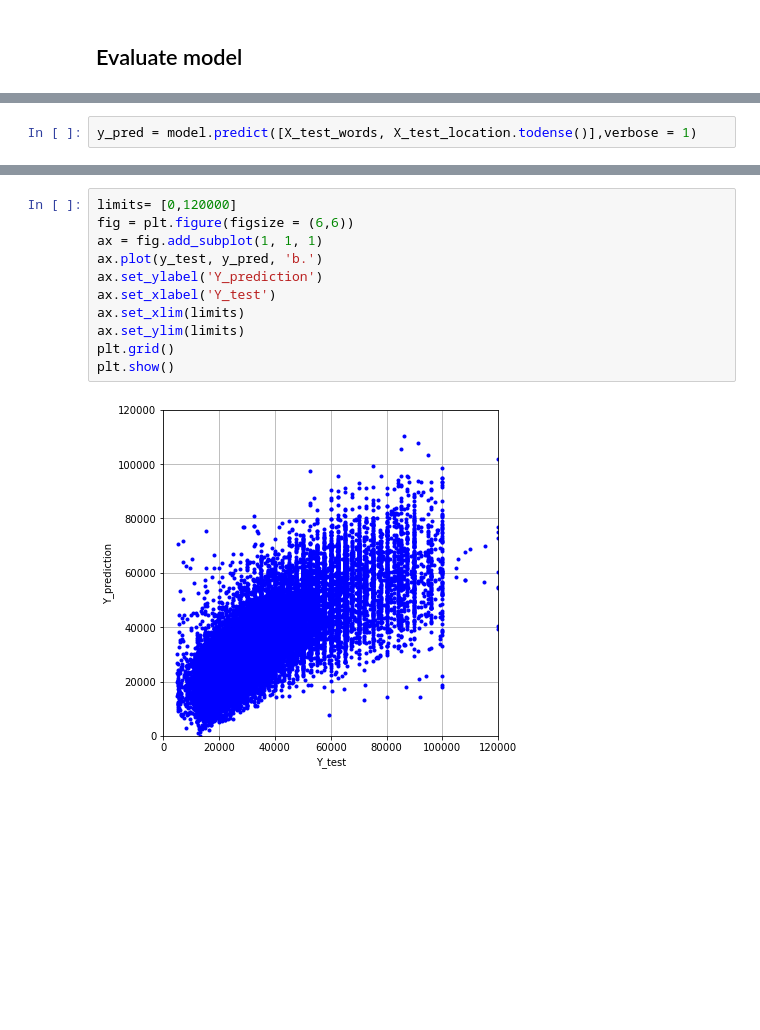
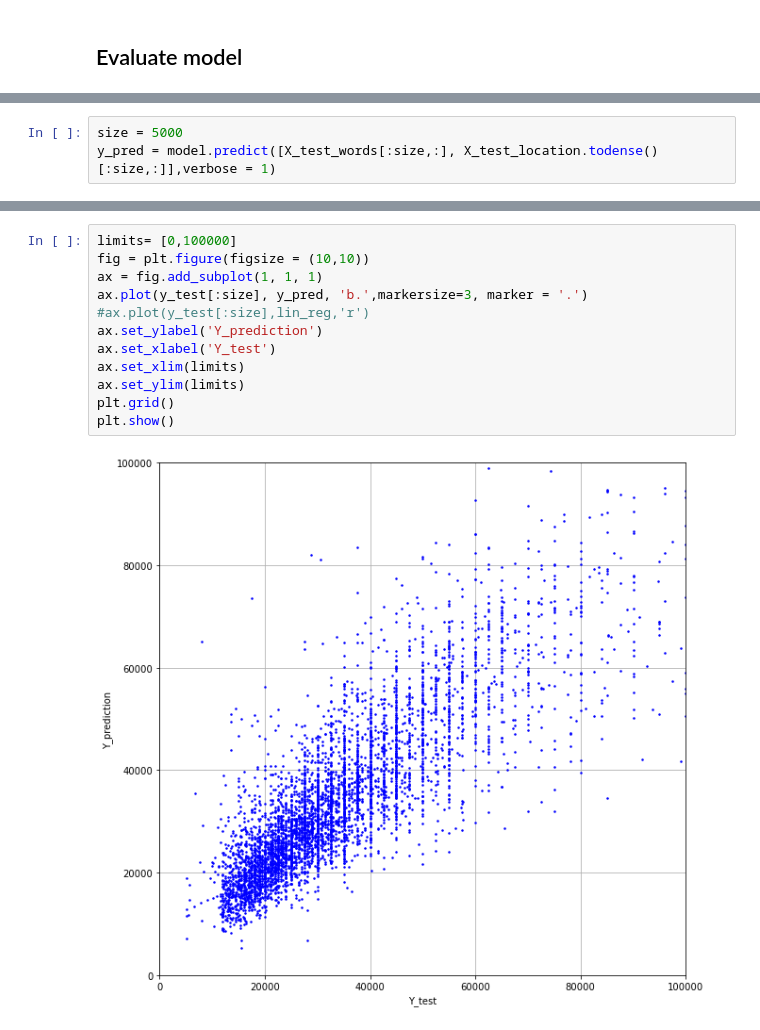
Before and after one commit to timwinter06/salary_predcition, a Jupyter notebook: Multiple_inputs_model.ipynb, the cells around one changed output, grey strips where cells are left out. Saved outputs shown, nothing was run; the diff lists cells and outputs as text; blank space fills up the shorter version.

```diff
--- a/Multiple_inputs_model.ipynb
+++ b/Multiple_inputs_model.ipynb
@@ -247,3 +247,4 @@ Model RMSE = 10596
 # %%
-y_pred = model.predict([X_test_words, X_test_location.todense()],verbose = 1)
+size = 5000
+y_pred = model.predict([X_test_words[:size,:], X_test_location.todense()[:size,:]],verbose = 1)
 # %% [output]
@@ -251,13 +259,14 @@ y_pred = model.predict([X_test_words, X_test_location.todense()],verbose = 1)
 # %%
-limits= [0,120000]
-fig = plt.figure(figsize = (6,6))
+limits= [0,100000]
+fig = plt.figure(figsize = (10,10))
 ax = fig.add_subplot(1, 1, 1)
-ax.plot(y_test, y_pred, 'b.')
+ax.plot(y_test[:size], y_pred, 'b.',markersize=3, marker = '.')
+#ax.plot(y_test[:size],lin_reg,'r')
 ax.set_ylabel('Y_prediction')
 ax.set_xlabel('Y_test')
 ax.set_xlim(limits)
 ax.set_ylim(limits)
 plt.grid()
 plt.show()
 # %% [output]
-[figure, old version]
+[figure, new version]
```
Also changed, not shown: parts of 4 cells of this notebook, 1 other file.
